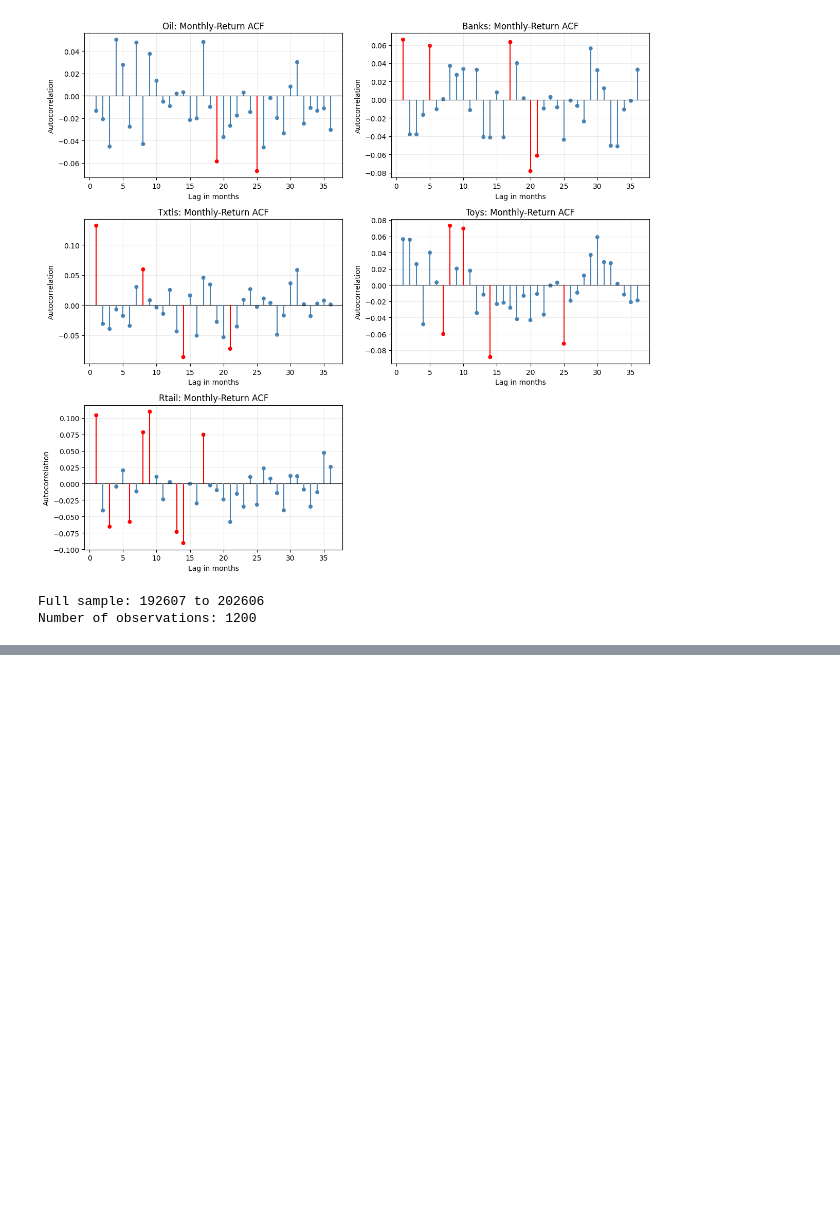
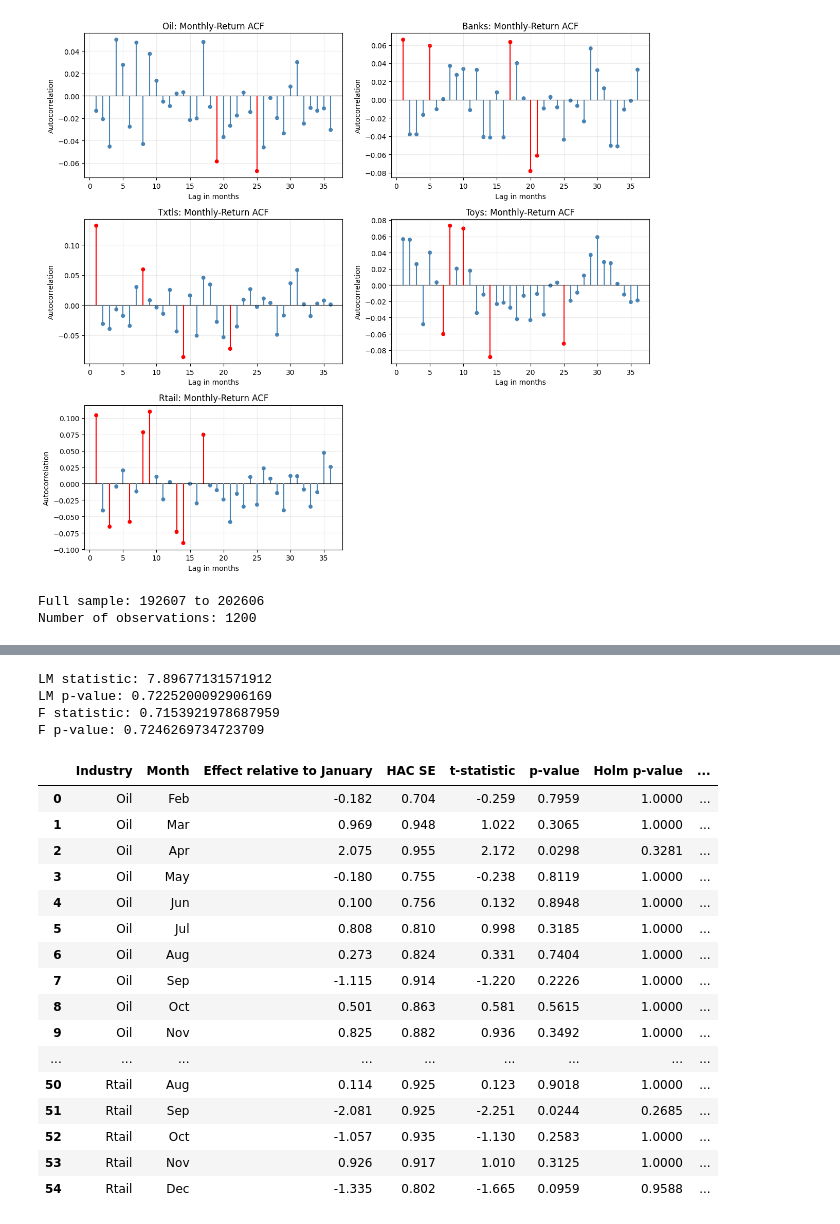
Before and after one commit to AntonioHarley/Empirical.finance.assigment, a Jupyter notebook: Antonio.ipynb, the cells around one changed output, grey strips where cells are left out. Cells and saved outputs as stored; diff of their text form; code cells hidden in the pictures; blank space fills up the shorter version.

Commit message:
Add monthly seasonality regressions and subperiod robustness tests

```diff
--- a/Antonio.ipynb
+++ b/Antonio.ipynb
@@ -1082,0 +1145,76 @@ display(robustness_table)
+# %%
+from statsmodels.stats.diagnostic import het_breuschpagan
+
+bp_test = het_breuschpagan(
+    ols_model.resid,
+    ols_model.model.exog
+)
+
+print("LM statistic:", bp_test[0])
+print("LM p-value:", bp_test[1])
+print("F statistic:", bp_test[2])
+print("F p-value:", bp_test[3])
+# %% [output]
+LM statistic: 7.89677131571912
+LM p-value: 0.7225200092906169
+F statistic: 0.7153921978687959
+F p-value: 0.7246269734723709
+# %%
+monthly_effect_results = pd.DataFrame(
+    monthly_effect_results
+)
+
+# Holm correction across the eleven month comparisons
+# separately within each industry
+monthly_effect_results["Holm p-value"] = (
+    monthly_effect_results
+    .groupby("Industry")["p-value"]
+    .transform(
+        lambda p_values: multipletests(
+            p_values,
+            method="holm"
+        )[1]
+    )
+)
+
+monthly_effect_results["Significant at 5%"] = np.where(
+    monthly_effect_results["p-value"] < 0.05,
+    "Yes",
+    "No"
+)
+
+monthly_effect_results[
+    "Significant after Holm"
+] = np.where(
+    monthly_effect_results["Holm p-value"] < 0.05,
+    "Yes",
+    "No"
+)
+
+display(
+    monthly_effect_results.round({
+        "Effect relative to January": 3,
+        "HAC SE": 3,
+        "t-statistic": 3,
+        "p-value": 4,
+        "Holm p-value": 4
+    })
+)
+# %% [output]
+|  | Industry | Month | Effect relative to January | HAC SE | t-statistic | p-value | Holm p-value | ... |
+| 0 | Oil | Feb | -0.182 | 0.704 | -0.259 | 0.7959 | 1.0000 | ... |
+| 1 | Oil | Mar | 0.969 | 0.948 | 1.022 | 0.3065 | 1.0000 | ... |
+| 2 | Oil | Apr | 2.075 | 0.955 | 2.172 | 0.0298 | 0.3281 | ... |
+| 3 | Oil | May | -0.180 | 0.755 | -0.238 | 0.8119 | 1.0000 | ... |
+| 4 | Oil | Jun | 0.100 | 0.756 | 0.132 | 0.8948 | 1.0000 | ... |
+| 5 | Oil | Jul | 0.808 | 0.810 | 0.998 | 0.3185 | 1.0000 | ... |
+| 6 | Oil | Aug | 0.273 | 0.824 | 0.331 | 0.7404 | 1.0000 | ... |
+| 7 | Oil | Sep | -1.115 | 0.914 | -1.220 | 0.2226 | 1.0000 | ... |
+| 8 | Oil | Oct | 0.501 | 0.863 | 0.581 | 0.5615 | 1.0000 | ... |
+| 9 | Oil | Nov | 0.825 | 0.882 | 0.936 | 0.3492 | 1.0000 | ... |
+| ... | ... | ... | ... | ... | ... | ... | ... | ... |
+| 50 | Rtail | Aug | 0.114 | 0.925 | 0.123 | 0.9018 | 1.0000 | ... |
+| 51 | Rtail | Sep | -2.081 | 0.925 | -2.251 | 0.0244 | 0.2685 | ... |
+| 52 | Rtail | Oct | -1.057 | 0.935 | -1.130 | 0.2583 | 1.0000 | ... |
+| 53 | Rtail | Nov | 0.926 | 0.917 | 1.010 | 0.3125 | 1.0000 | ... |
+| 54 | Rtail | Dec | -1.335 | 0.802 | -1.665 | 0.0959 | 0.9588 | ... |
```
Also changed, not shown: parts of 21 cells of this notebook.
